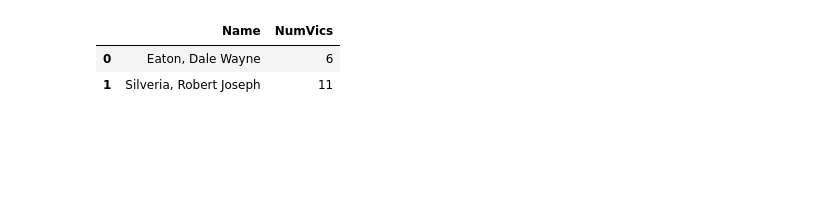
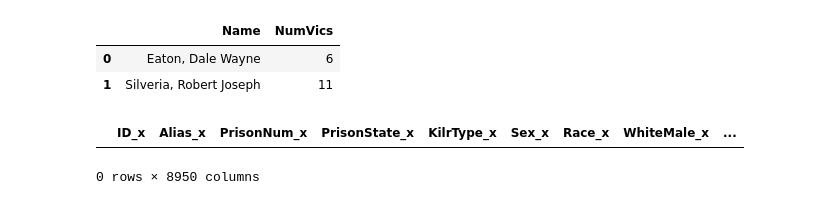
Before and after one commit to jjustin25/Crime-Project-1, a Jupyter notebook: AngelSK data.ipynb, the cells around one changed output. Cells and saved outputs as stored; diff of their text form; code cells hidden in the pictures; blank space fills up the shorter version.

Commit message:
AC combined dataframes

```diff
--- a/AngelSK data.ipynb
+++ b/AngelSK data.ipynb
@@ -1616,6 +1616,15 @@ dfList = [AK_df, AL_df, AZ_df, AR_df, CA_df, CO_df, CT_df, DE_df, FL_df, GA_df,
           KS_df, KY_df, LA_df, ME_df, MD_df, MA_df, MI_df, MN_df, MS_df, MO_df, MT_df, NE_df, NV_df, NH_df, NJ_df,
           NM_df, NY_df, NC_df, ND_df, OH_df, OK_df, OR_df, PA_df, RI_df, SC_df, SD_df, TN_df, TX_df, UT_df, VT_df, VA_df,
           WA_df, WV_df, WI_df, WY_df]
+# %%
+dfcombined = dfList[0]
+for state_ in dfList[1:]:
+    dfcombined = dfcombined.merge(state_, on='Name')
+
+dfcombined.head()
+# %% [output]
+|  | ID_x | Alias_x | PrisonNum_x | PrisonState_x | KilrType_x | Sex_x | Race_x | WhiteMale_x | ... |
+0 rows × 8950 columns
 # %%
 # # Create function to filter down column headers
 
```
Also changed, not shown: parts of 3 cells of this notebook, 3 other files.
